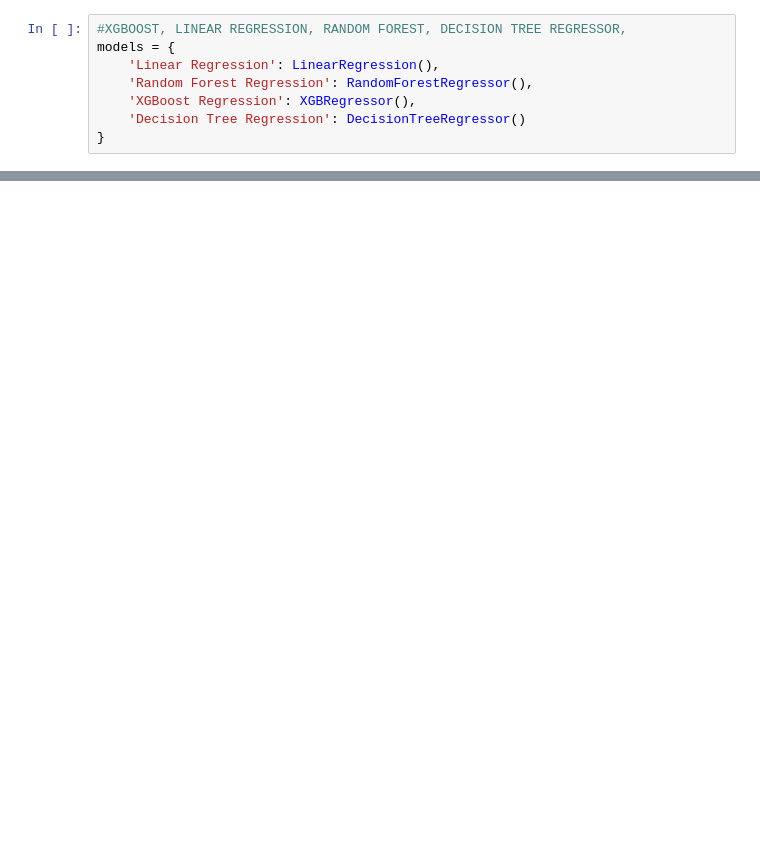
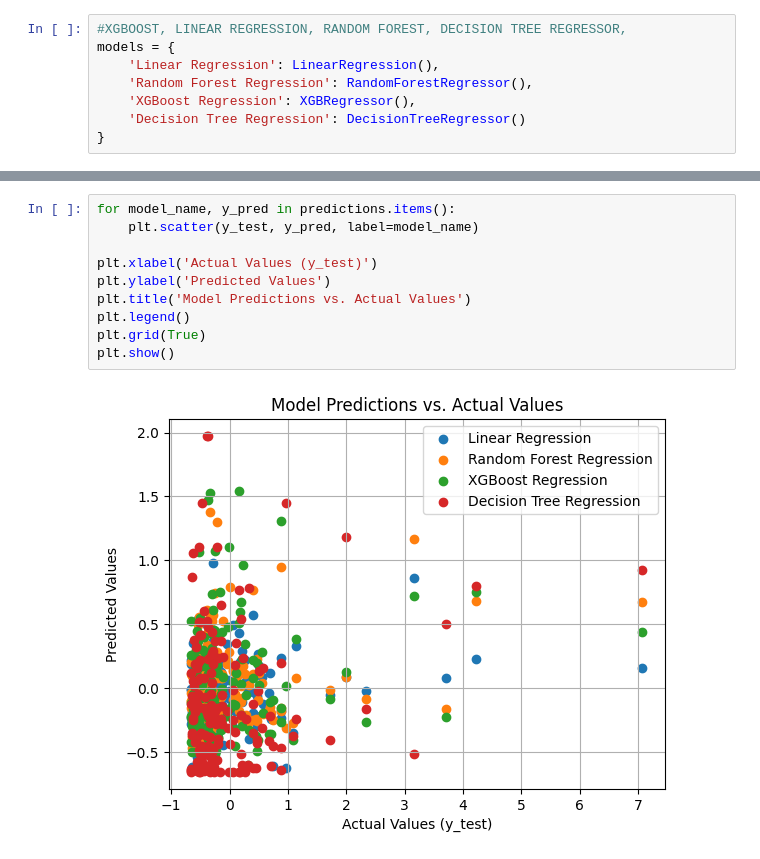
Before and after one commit to evanyfyip/vm-spinal-risk, a Jupyter notebook: vm-spinal-risk/notebooks/pipeline_template.ipynb, the cells around one changed output, grey strips where cells are left out. Cells and saved outputs as stored; diff of their text form; blank space fills up the shorter version.

```diff
--- a/vm-spinal-risk/notebooks/pipeline_template.ipynb
+++ b/vm-spinal-risk/notebooks/pipeline_template.ipynb
@@ -71,0 +104,12 @@ cv_scores
+# %%
+for model_name, y_pred in predictions.items():
+    plt.scatter(y_test, y_pred, label=model_name)
+
+plt.xlabel('Actual Values (y_test)')
+plt.ylabel('Predicted Values')
+plt.title('Model Predictions vs. Actual Values')
+plt.legend()
+plt.grid(True)
+plt.show()
+# %% [output]
+[figure, added]
```
Also changed, not shown: parts of 10 cells of this notebook, 2 other files.
